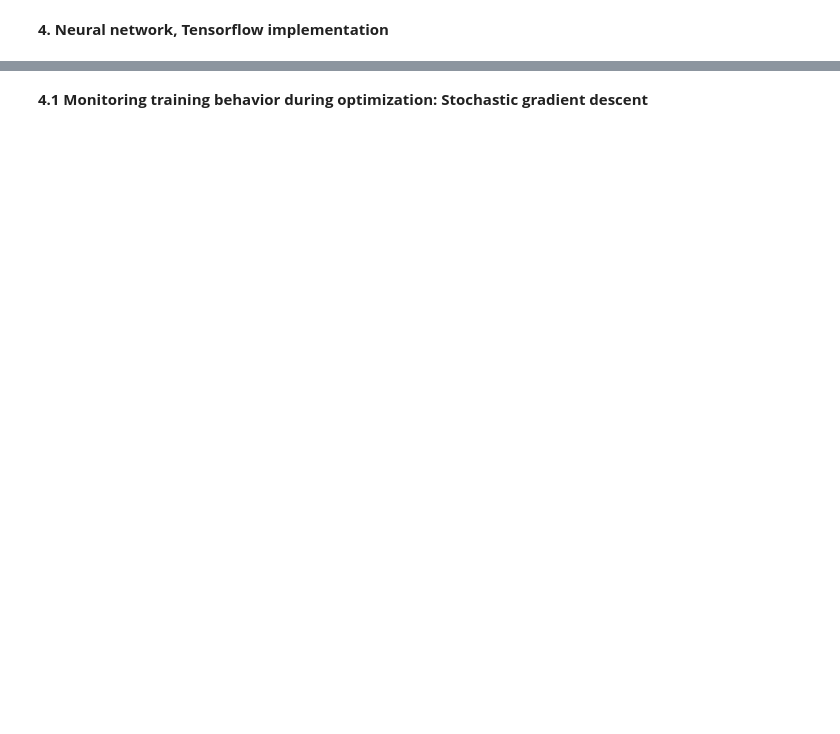
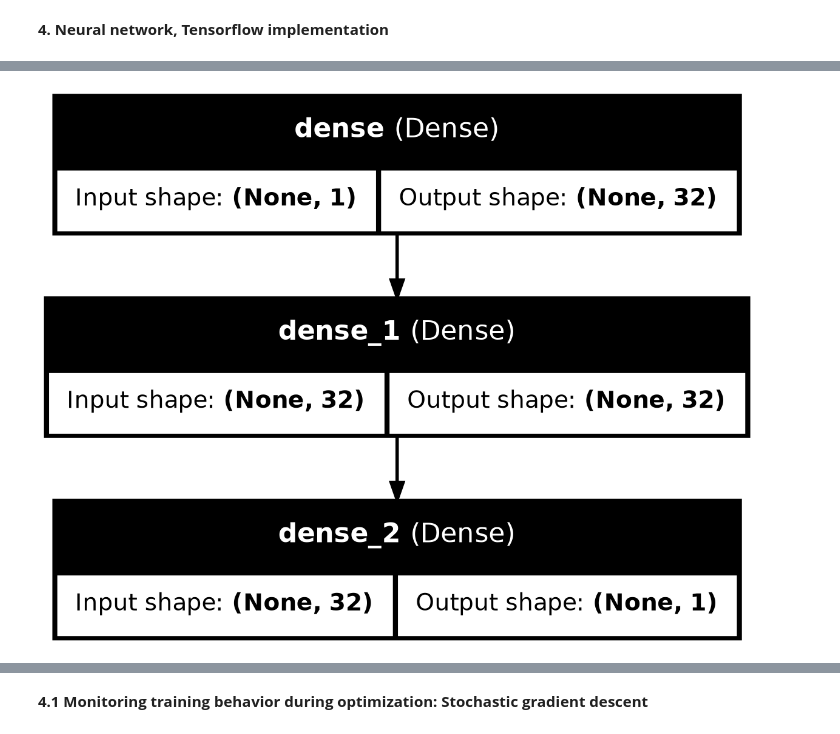
Before and after one commit to xplj5935-uol/Graphs_networks_and_systems_personal_project, a Jupyter notebook: main.ipynb, the cells around one changed output, grey strips where cells are left out. Drawn from its saved outputs; the diff is of its cells as text; code cells hidden in the pictures; blank space fills up the shorter version.

```diff
--- a/main.ipynb
+++ b/main.ipynb
@@ -122,3 +143,7 @@ Model: "sequential_1"
+# %%
+plot_model(model, show_shapes=True, show_layer_names=True)
+# %% [output]
+[figure, added]
 # %%
 #Compling the model
 model.compile(optimizer='sgd', loss='mean_squared_error', metrics= [tf.keras.metrics.R2Score()])
```
Also changed, not shown: parts of 8 cells of this notebook, 1 other file.
